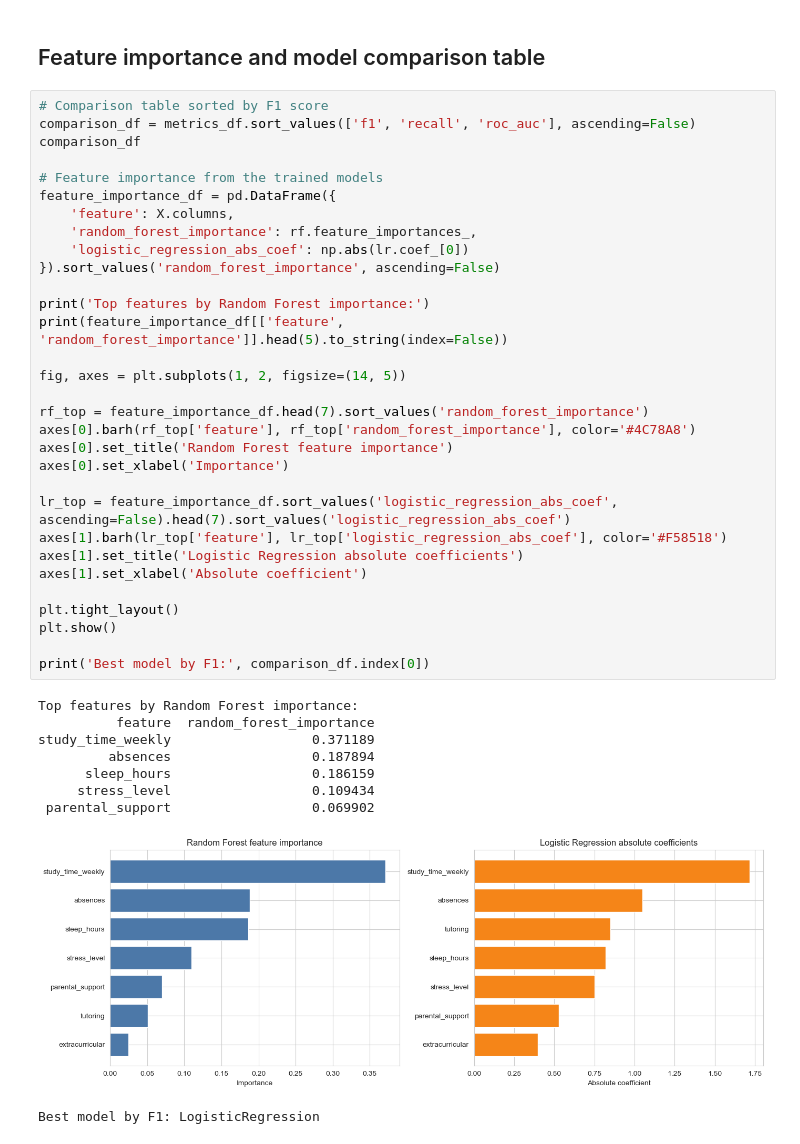
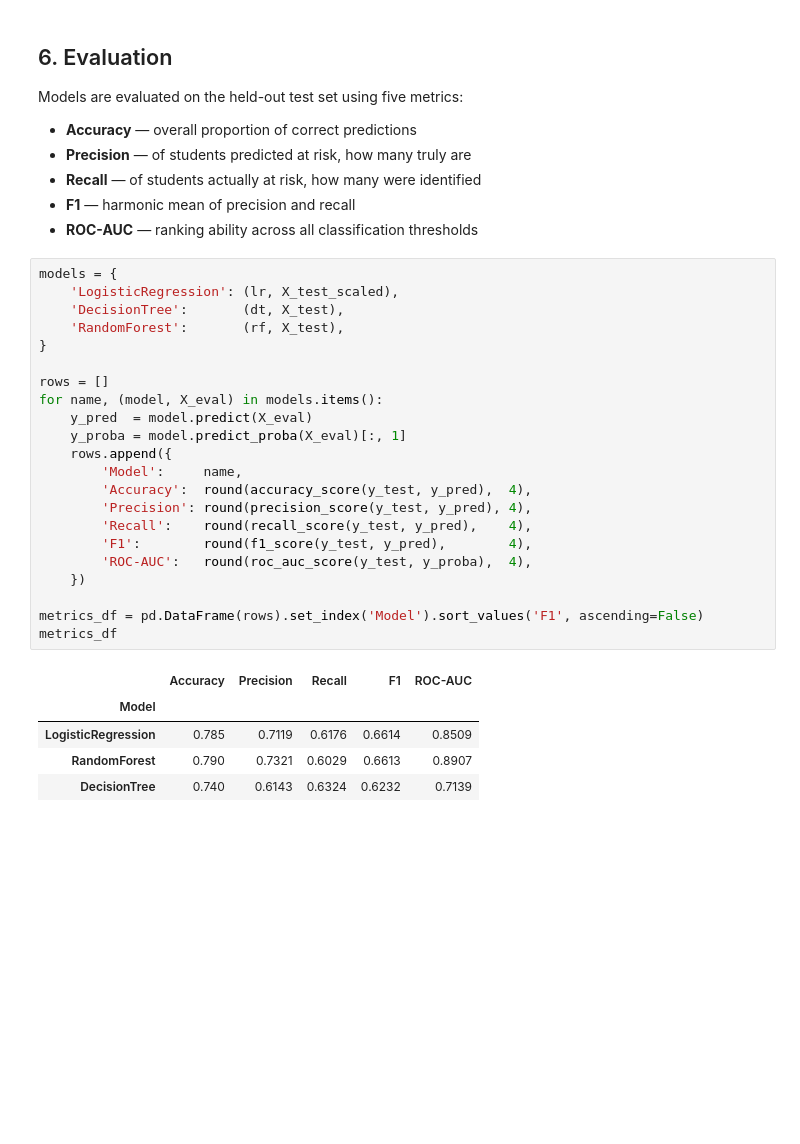
Before and after one commit to Spanca05/IA, a Jupyter notebook: assignment2/notebooks/02_model_training.ipynb, the cells around one changed output. Drawn from its saved outputs; the diff is of its cells as text; blank space fills up the shorter version.

```diff
--- a/assignment2/notebooks/02_model_training.ipynb
+++ b/assignment2/notebooks/02_model_training.ipynb
@@ -156,43 +121,37 @@ Saved metrics, scaler, models, and best-model bundle to ..\results
 # %% [markdown]
-## Feature importance and model comparison table
+## 6. Evaluation
+
+Models are evaluated on the held-out test set using five metrics:
+- **Accuracy** — overall proportion of correct predictions
+- **Precision** — of students predicted at risk, how many truly are
+- **Recall** — of students actually at risk, how many were identified
+- **F1** — harmonic mean of precision and recall
+- **ROC-AUC** — ranking ability across all classification thresholds
 # %%
-# Comparison table sorted by F1 score
-comparison_df = metrics_df.sort_values(['f1', 'recall', 'roc_auc'], ascending=False)
-comparison_df
+models = {
+    'LogisticRegression': (lr, X_test_scaled),
+    'DecisionTree':       (dt, X_test),
+    'RandomForest':       (rf, X_test),
+}
 
-# Feature importance from the trained models
-feature_importance_df = pd.DataFrame({
-    'feature': X.columns,
-    'random_forest_importance': rf.feature_importances_,
-    'logistic_regression_abs_coef': np.abs(lr.coef_[0])
-}).sort_values('random_forest_importance', ascending=False)
+rows = []
+for name, (model, X_eval) in models.items():
+    y_pred  = model.predict(X_eval)
+    y_proba = model.predict_proba(X_eval)[:, 1]
+    rows.append({
+        'Model':     name,
+        'Accuracy':  round(accuracy_score(y_test, y_pred),  4),
+        'Precision': round(precision_score(y_test, y_pred), 4),
+        'Recall':    round(recall_score(y_test, y_pred),    4),
+        'F1':        round(f1_score(y_test, y_pred),        4),
+        'ROC-AUC':   round(roc_auc_score(y_test, y_proba),  4),
+    })
 
-print('Top features by Random Forest importance:')
-print(feature_importance_df[['feature', 'random_forest_importance']].head(5).to_string(index=False))
-
-fig, axes = plt.subplots(1, 2, figsize=(14, 5))
-
-rf_top = feature_importance_df.head(7).sort_values('random_forest_importance')
-axes[0].barh(rf_top['feature'], rf_top['random_forest_importance'], color='#4C78A8')
-axes[0].set_title('Random Forest feature importance')
-axes[0].set_xlabel('Importance')
-
-lr_top = feature_importance_df.sort_values('logistic_regression_abs_coef', ascending=False).head(7).sort_values('logistic_regression_abs_coef')
-axes[1].barh(lr_top['feature'], lr_top['logistic_regression_abs_coef'], color='#F58518')
-axes[1].set_title('Logistic Regression absolute coefficients')
-axes[1].set_xlabel('Absolute coefficient')
-
-plt.tight_layout()
-plt.show()
-
-print('Best model by F1:', comparison_df.index[0])
+metrics_df = pd.DataFrame(rows).set_index('Model').sort_values('F1', ascending=False)
+metrics_df
 # %% [output]
-Top features by Random Forest importance:
-          feature  random_forest_importance
-study_time_weekly                  0.371189
-         absences                  0.187894
-      sleep_hours                  0.186159
-     stress_level                  0.109434
- parental_support                  0.069902
-[figure, removed]
-Best model by F1: LogisticRegression
+|  | Accuracy | Precision | Recall | F1 | ROC-AUC |
+| Model |  |  |  |  |  |
+| LogisticRegression | 0.785 | 0.7119 | 0.6176 | 0.6614 | 0.8509 |
+| RandomForest | 0.790 | 0.7321 | 0.6029 | 0.6613 | 0.8907 |
+| DecisionTree | 0.740 | 0.6143 | 0.6324 | 0.6232 | 0.7139 |
```
Also changed, not shown: parts of 17 cells of this notebook, 5 other files.
